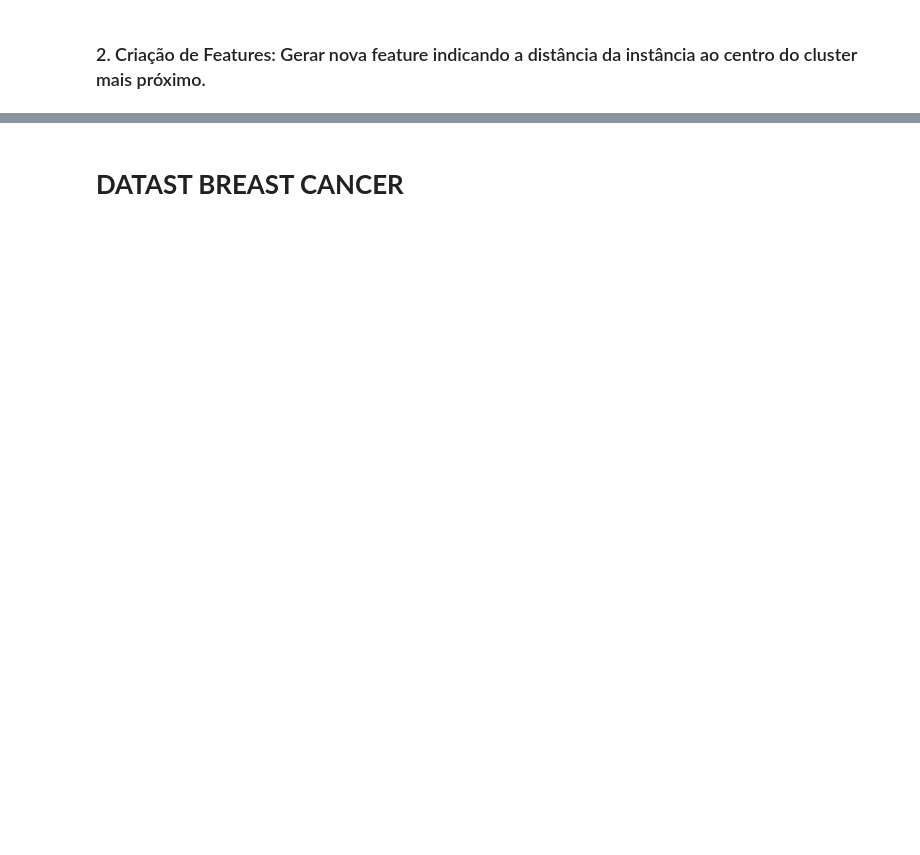
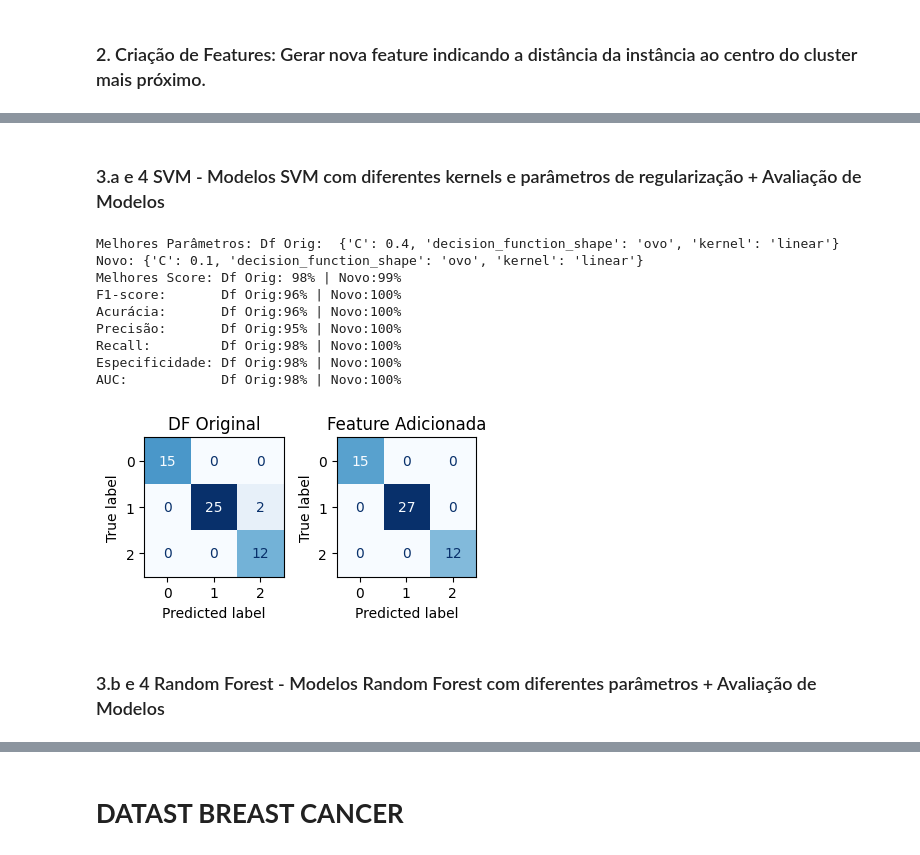
Before and after one commit to rodrigo1992-cmyk/Faculdade, a Jupyter notebook: Notebooks/rodrigo_mesquita_PB_TP4_V2.ipynb, the cells around one changed output, grey strips where cells are left out. Drawn from its saved outputs; the diff is of its cells as text; code cells hidden in the pictures; blank space fills up the shorter version.

```diff
--- a/Notebooks/rodrigo_mesquita_PB_TP4_V2.ipynb
+++ b/Notebooks/rodrigo_mesquita_PB_TP4_V2.ipynb
@@ -357,0 +366,19 @@ AUC:            Df Orig:98% | Novo:98%
+# %% [markdown]
+### 3.a e 4 SVM - Modelos SVM com diferentes kernels e parâmetros de regularização + Avaliação de Modelos
+# %%
+param_grid = {'kernel': ['linear', 'rbf', 'sigmoid'], 'C': [0.1, 0.3, 0.4, 0.5, 1, 5, 7], 'decision_function_shape':['ovo']}
+model1, y_pred1, model2, y_pred2 = treinar_modelo(x_train, x_train_new, x_test, x_test_new, y_train, SVC(), param_grid, 15)
+
+plotar_metricas(model1, y_pred1, model2, y_pred2, y_test, W=4, H=4)
+# %% [output]
+Melhores Parâmetros: Df Orig:  {'C': 0.4, 'decision_function_shape': 'ovo', 'kernel': 'linear'}  Novo: {'C': 0.1, 'decision_function_shape': 'ovo', 'kernel': 'linear'}
+Melhores Score: Df Orig: 98% | Novo:99%
+F1-score:       Df Orig:96% | Novo:100%
+Acurácia:       Df Orig:96% | Novo:100%
+Precisão:       Df Orig:95% | Novo:100%
+Recall:         Df Orig:98% | Novo:100%
+Especificidade: Df Orig:98% | Novo:100%
+AUC:            Df Orig:98% | Novo:100%
+[figure, added]
+# %% [markdown]
+### 3.b e 4 Random Forest - Modelos Random Forest com diferentes parâmetros + Avaliação de Modelos
```
Also changed, not shown: parts of 18 cells of this notebook.
